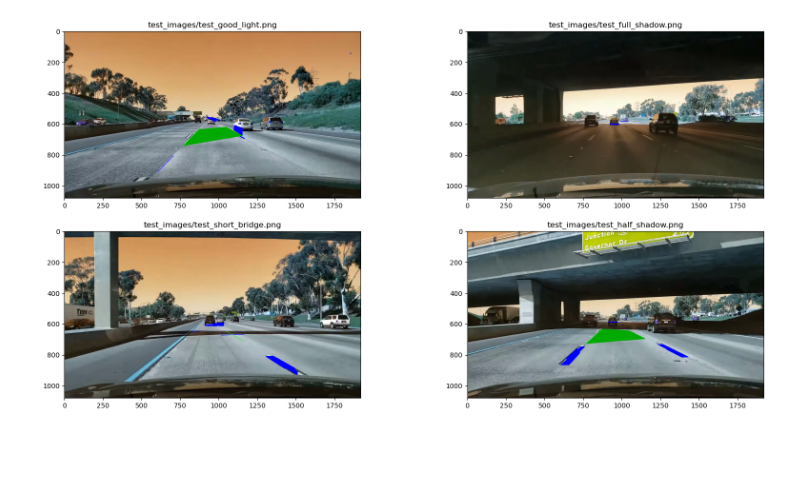
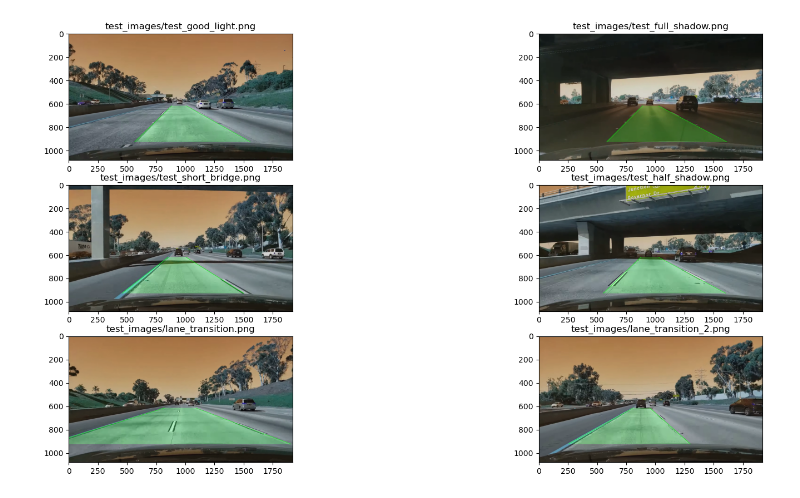
Before and after one commit to Ronemisimus/lane_detection_clacssic_cv, a Jupyter notebook: main_test_image.ipynb, the cells around one changed output. Saved outputs shown, nothing was run; the diff lists cells and outputs as text; code cells hidden in the pictures; blank space fills up the shorter version.

```diff
--- a/main_test_image.ipynb
+++ b/main_test_image.ipynb
@@ -1,27 +1,27 @@
 # %%
 import cv2
 from process import process
 import os
 import sys
 import matplotlib.pyplot as plt
 
 img_files = os.listdir("test_images")
 
 w = 10
 h = 10
 fig = plt.figure(figsize=(20, 10))
 columns = 2
-rows = 2
+rows = 3
 for i in range(1, columns*rows +1):
     if i <= len(img_files):
         f_img = "test_images/"+img_files[i-1]
         img = cv2.imread(f_img)
-
-        img = process(img)
+        prev_lines=[]
+        img, prev_lines = process(img,prev_lines)
 
         fig.add_subplot(rows, columns, i)
         plt.title(f_img)
         plt.imshow(img)
 plt.show()
 # %% [output]
-[figure, old version]
+[figure, new version]
```
Also changed, not shown: 2 other files.
